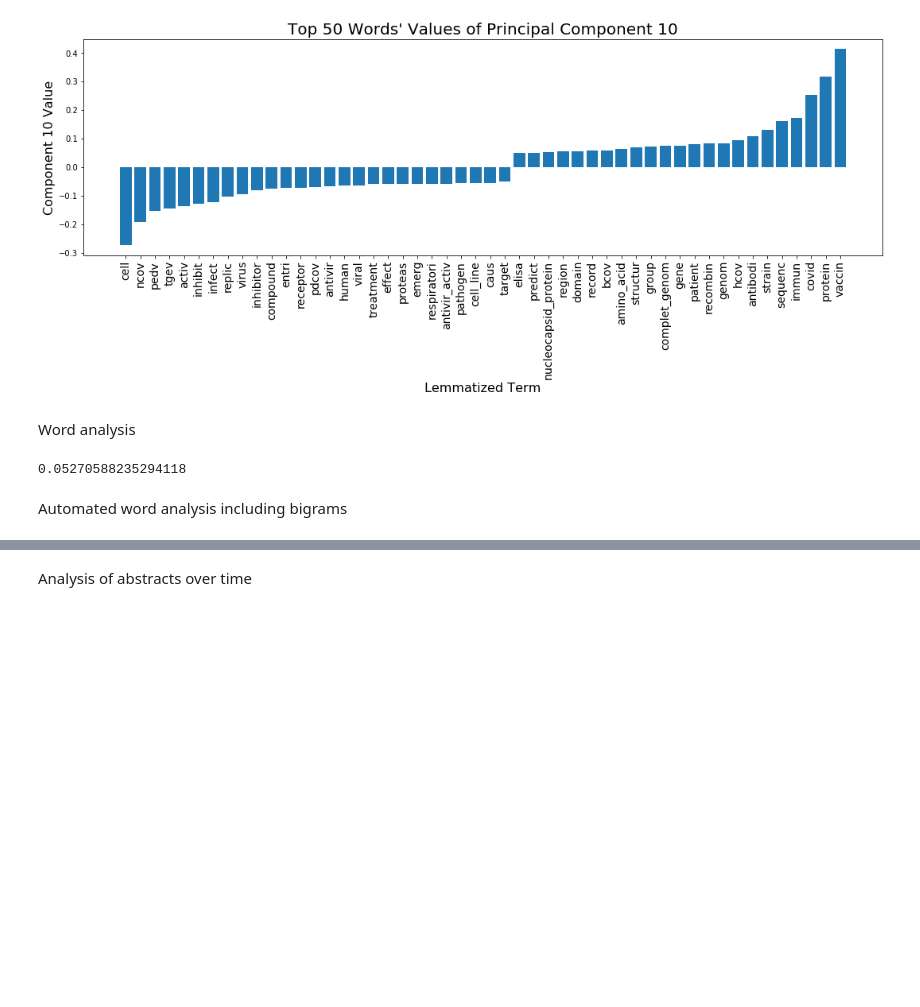
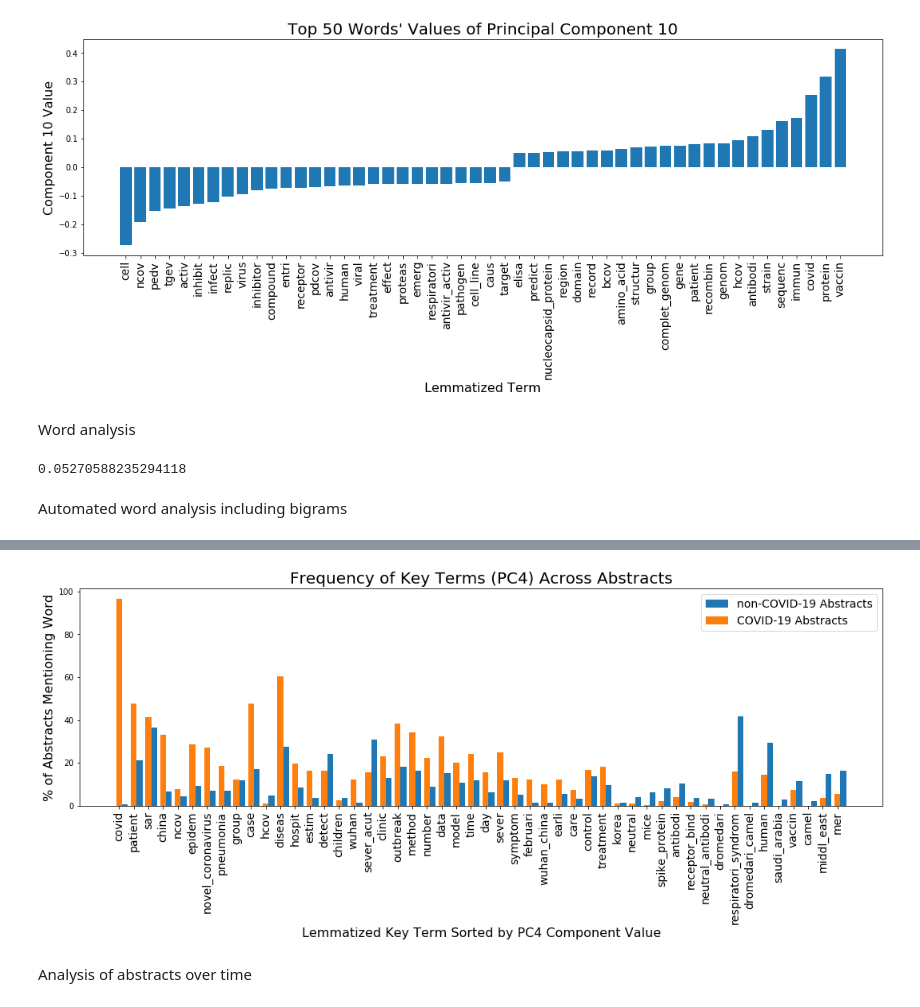
Before and after one commit to COVID19-DVRN/8-AI-Mapping-of-Relevant-Coronavirus-Literature, a Jupyter notebook: analysis/AbstractAnalytics-subsetted.ipynb, the cells around one changed output, grey strips where cells are left out. Drawn from its saved outputs; the diff is of its cells as text; code cells hidden in the pictures; blank space fills up the shorter version.

```diff
--- a/analysis/AbstractAnalytics-subsetted.ipynb
+++ b/analysis/AbstractAnalytics-subsetted.ipynb
@@ -357,3 +329,27 @@ word_analysis
+# %%
+plt.figure(figsize=(18,5))
+
+
+plt.bar(np.arange(len(word_analysis['word'])) + 0.4,
+        word_analysis['not_covid_pcts'],
+        label='non-COVID-19 Abstracts', width=0.4)
+plt.bar(np.arange(len(word_analysis['word'])),
+        word_analysis['covid_pcts'],
+        label='COVID-19 Abstracts', width=0.4)
+plt.xticks(np.arange(len(word_analysis['word'])), word_analysis['word'], rotation=90, size=14)
+plt.xlabel('Lemmatized Key Term Sorted by PC4 Component Value', size=16)
+plt.ylabel('% of Abstracts Mentioning Word', size=16)
+plt.title('Frequency of Key Terms (PC4) Across Abstracts', size=20)
+plt.legend(fontsize=14)
+plt.show()
+
+
+# plt.xlabel("Lemmatized Term", size=16)
+# plt.ylabel("Component " + str(c + 1) + ' Value', size=16)
+# plt.title("Top " + str(n) + " Words' Values of Principal Component " + str(c+1), size=20)
+# plt.show()
+# %% [output]
+[figure, added]
 # %% [markdown]
 Analysis of abstracts over time
 # %%
```
Also changed, not shown: parts of 10 cells of this notebook, 1 other file.
